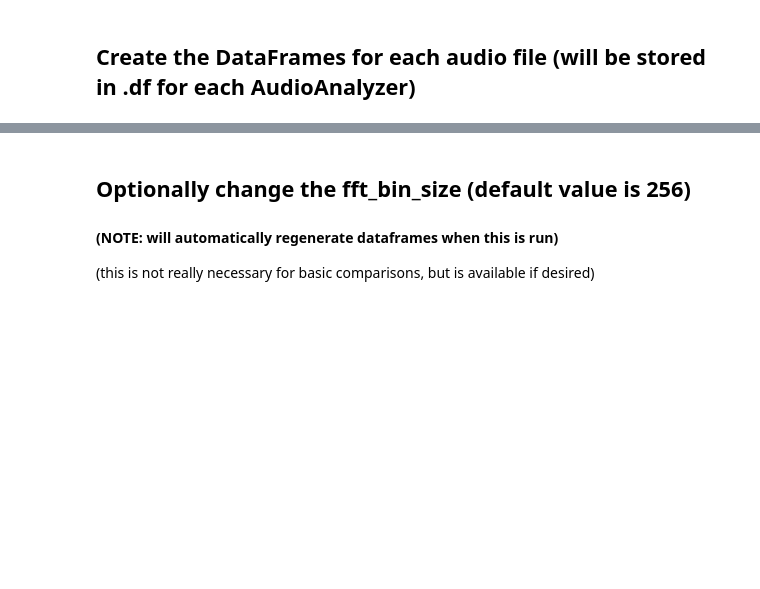
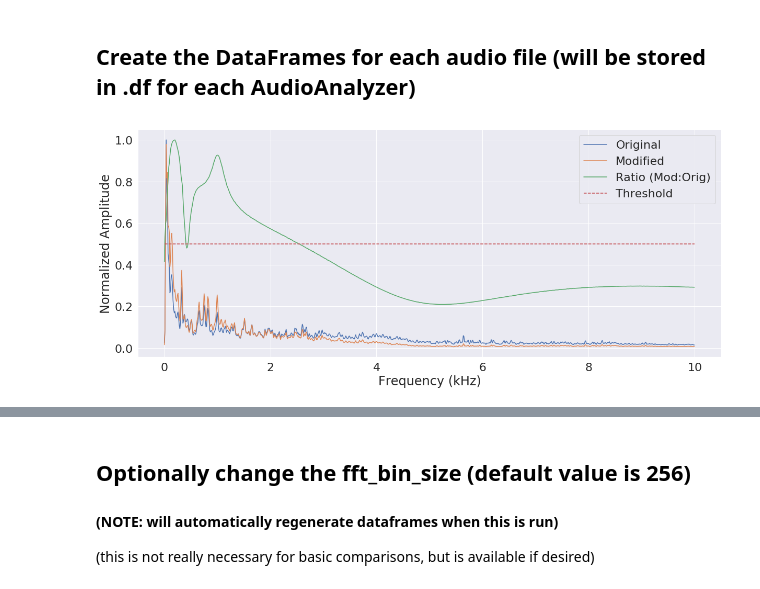
Before and after one commit to QED0711/ds_practice, a Jupyter notebook: librosa/audio_file_analyzer.ipynb, the cells around one changed output, grey strips where cells are left out. Drawn from its saved outputs; the diff is of its cells as text; code cells hidden in the pictures; blank space fills up the shorter version.

Commit message:
restructured class setup to include signalCompare class

```diff
--- a/librosa/audio_file_analyzer.ipynb
+++ b/librosa/audio_file_analyzer.ipynb
@@ -172,3 +282,5 @@ modified = AudioAnalyzer('ds_test_bass_modified.wav', input_sr=48000, fft_size=4
 original.spectrum_analysis()
 modified.spectrum_analysis()
 pass
+# %%
+sc = SignalCompare(original, modified)
@@ -174,0 +289,4 @@ pass
+# %%
+sc.plot_spectrum_group(ratio=True, frange=(0, 10000), threshold=True)
+# %% [output]
+[figure, added]
```
Also changed, not shown: parts of 4 cells of this notebook.
